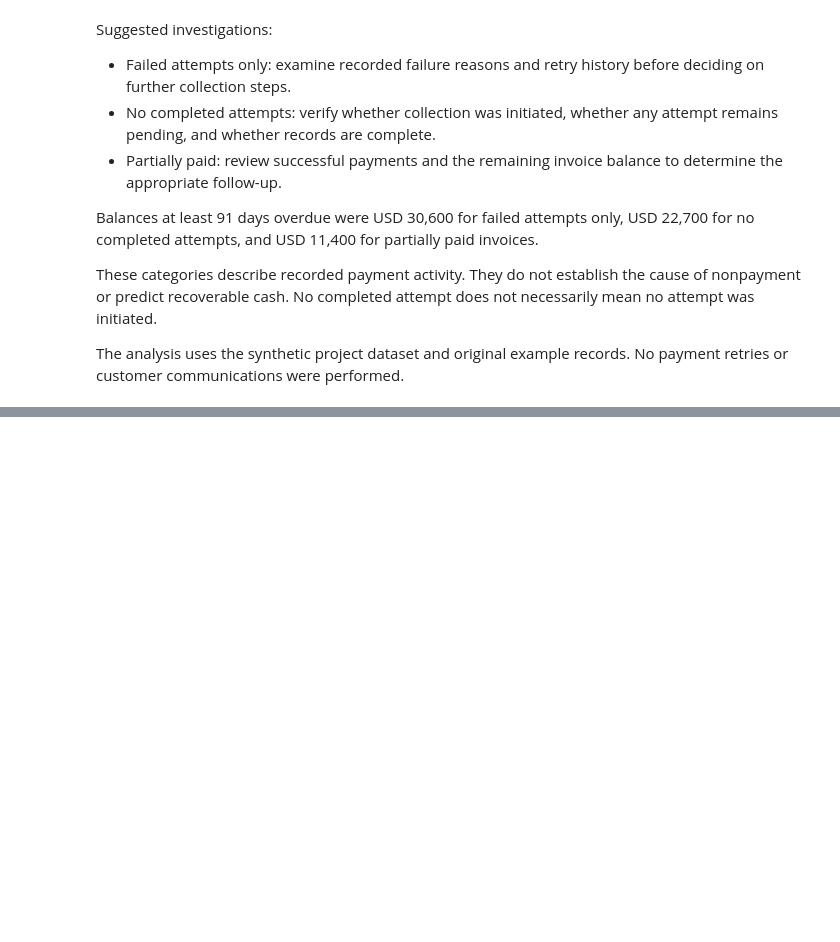
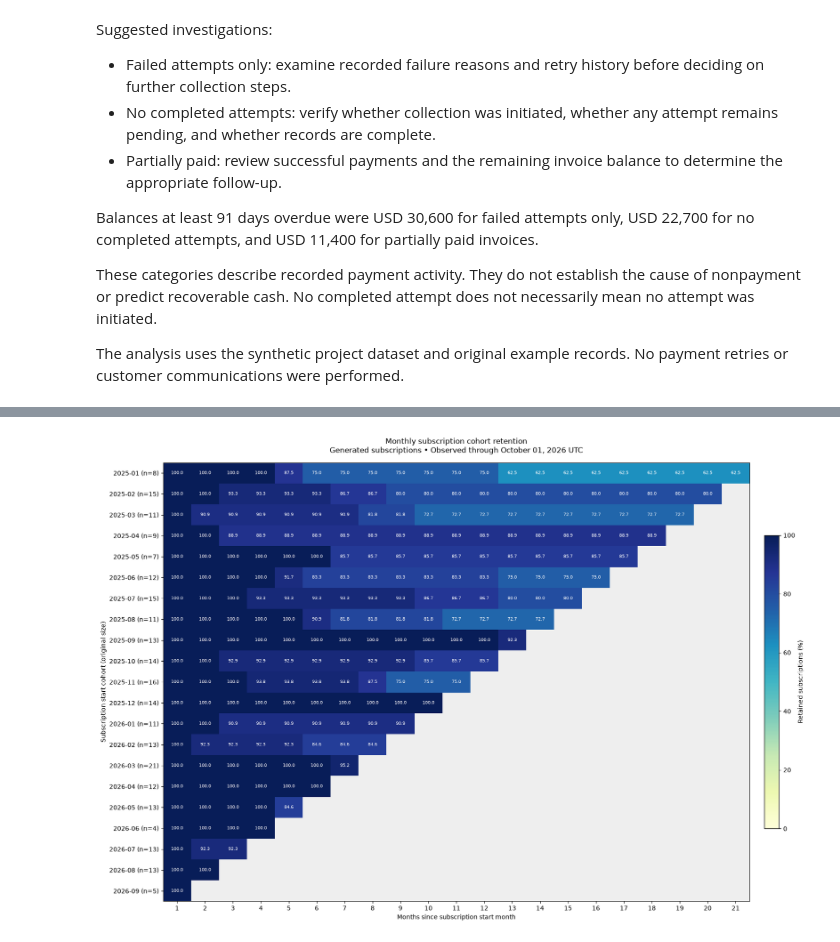
Before and after one commit to chandrahassai/saas-revenue-intelligence, a Jupyter notebook: notebooks/01_revenue_analysis.ipynb, the cells around one changed output, grey strips where cells are left out. Saved outputs shown, nothing was run; the diff lists cells and outputs as text; code cells hidden in the pictures; blank space fills up the shorter version.

Commit message:
Visualize cohort retention in analysis notebook

```diff
--- a/notebooks/01_revenue_analysis.ipynb
+++ b/notebooks/01_revenue_analysis.ipynb
@@ -949,0 +1025,93 @@ records. No payment retries or customer communications were performed.
+# %%
+retention_matrix = (
+    cohort_retention_df.pivot(
+        index="cohort_month",
+        columns="month_number",
+        values="retention_pct",
+    )
+    .sort_index()
+    .sort_index(axis=1)
+)
+
+retention_cohort_sizes = (
+    cohort_retention_df.groupby("cohort_month")[
+        "cohort_subscriptions"
+    ].first()
+)
+
+retention_row_labels = [
+    f"{cohort:%Y-%m} (n={int(retention_cohort_sizes.loc[cohort])})"
+    for cohort in retention_matrix.index
+]
+
+retention_cutoff_label = (
+    cohort_retention_df["snapshot_date"]
+    .max()
+    .strftime("%B %d, %Y")
+)
+
+retention_values = retention_matrix.to_numpy(dtype=float)
+
+retention_cmap = plt.get_cmap("YlGnBu").copy()
+retention_cmap.set_bad("#eeeeee")
+
+retention_fig, retention_ax = plt.subplots(
+    figsize=(16, 11),
+    layout="constrained",
+)
+
+retention_image = retention_ax.imshow(
+    retention_values,
+    cmap=retention_cmap,
+    vmin=0,
+    vmax=100,
+    aspect="auto",
+    interpolation="nearest",
+)
+
+retention_ax.set_xticks(
+    range(len(retention_matrix.columns)),
+    labels=retention_matrix.columns,
+)
+
+retention_ax.set_yticks(
+    range(len(retention_matrix.index)),
+    labels=retention_row_labels,
+)
+
+retention_ax.set_xlabel("Months since subscription start month")
+retention_ax.set_ylabel("Subscription start cohort (original size)")
+
+retention_ax.set_title(
+    "Monthly subscription cohort retention\n"
+    f"Generated subscriptions • Observed through {retention_cutoff_label} UTC",
+    pad=16,
+)
+
+for row_number in range(retention_values.shape[0]):
+    for column_number in range(retention_values.shape[1]):
+        value = retention_values[row_number, column_number]
+
+        if pd.notna(value):
+            retention_ax.text(
+                column_number,
+                row_number,
+                f"{value:.1f}",
+                ha="center",
+                va="center",
+                fontsize=7,
+                color="white" if value >= 60 else "black",
+            )
+
+retention_colorbar = retention_fig.colorbar(
+    retention_image,
+    ax=retention_ax,
+    fraction=0.025,
+    pad=0.025,
+)
+
+retention_colorbar.set_label("Retained subscriptions (%)")
+
+plt.show()
+# %% [output]
+[figure, added]
```
Also changed, not shown: parts of 3 cells of this notebook, 1 other file.
